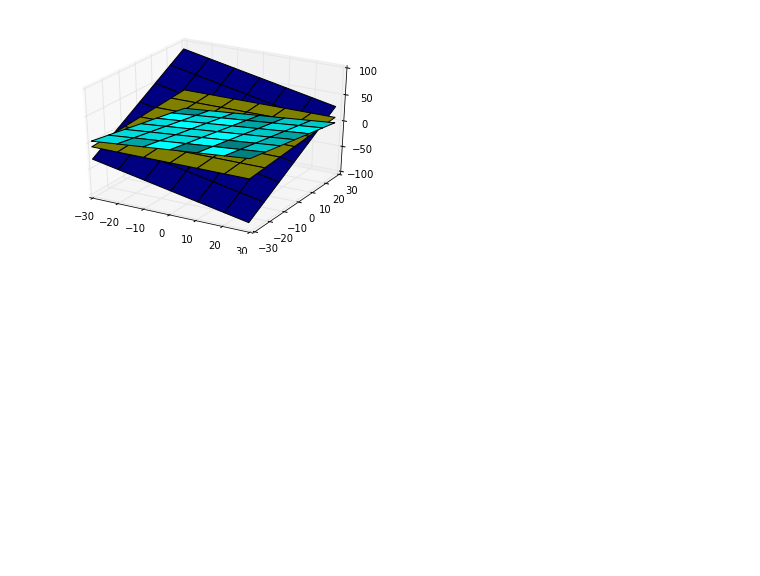
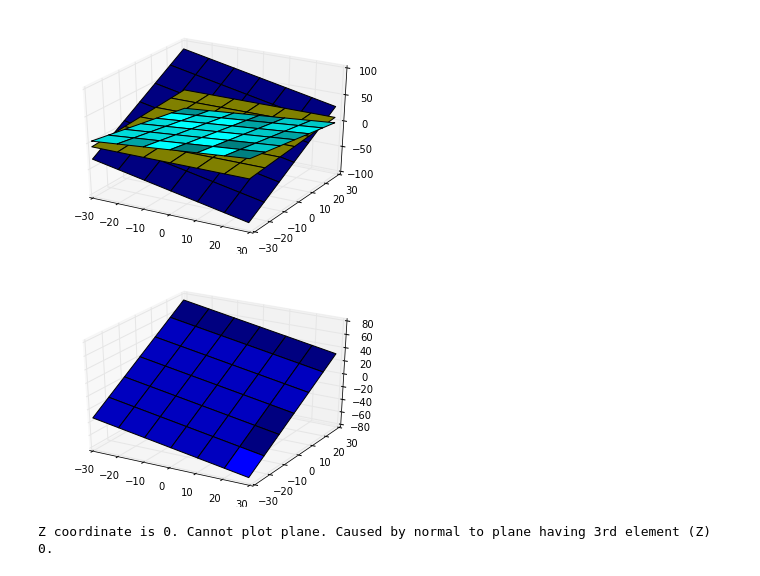
Before and after one commit to carlespoles/DSCI6001-student, a Jupyter notebook: week4/4.1/DSCI6001-4.1.Lab-CarlesPolesMielgo.ipynb, the cells around one changed output. Saved outputs shown, nothing was run; the diff lists cells and outputs as text; code cells hidden in the pictures; blank space fills up the shorter version.

```diff
--- a/week4/4.1/DSCI6001-4.1.Lab-CarlesPolesMielgo.ipynb
+++ b/week4/4.1/DSCI6001-4.1.Lab-CarlesPolesMielgo.ipynb
@@ -57,13 +57,3 @@ plt3d.plot_surface(xx,yy,z3, color='cyan')
 plt.show()
 # %% [output]
 [figure]
-# %%
-import numpy as np
-class PlotThreePoints:
-    def __init__self(self, point1, point2, point3)
-        self.point1 = point1
-        self.point2 = point2
-        self.point3 = point3
-
-        # Defining 2 vectors from the 3 points:
-        v = [point1[0]-point2[0],point1[0]-point2[0], point1[1]-point2[1], point1[1]-point2[1]]
@@ -69,0 +110,14 @@ class PlotThreePoints:
+# %%
+point1  = [1,2,3]
+point2  = [3,5,7]
+point3  = [5,3,2]
+my_plot = PlotThreePoints(point1,point2,point3)
+# %% [output]
+[figure, added]
+# %%
+point1  = [0,0,0]
+point2  = [0,-4,0]
+point3  = [0,0,1]
+my_plot = PlotThreePoints(point1,point2,point3)
+# %% [output]
+Z coordinate is 0. Cannot plot plane. Caused by normal to plane having 3rd element (Z) 0.
```
Also changed, not shown: parts of 1 cell of this notebook.
